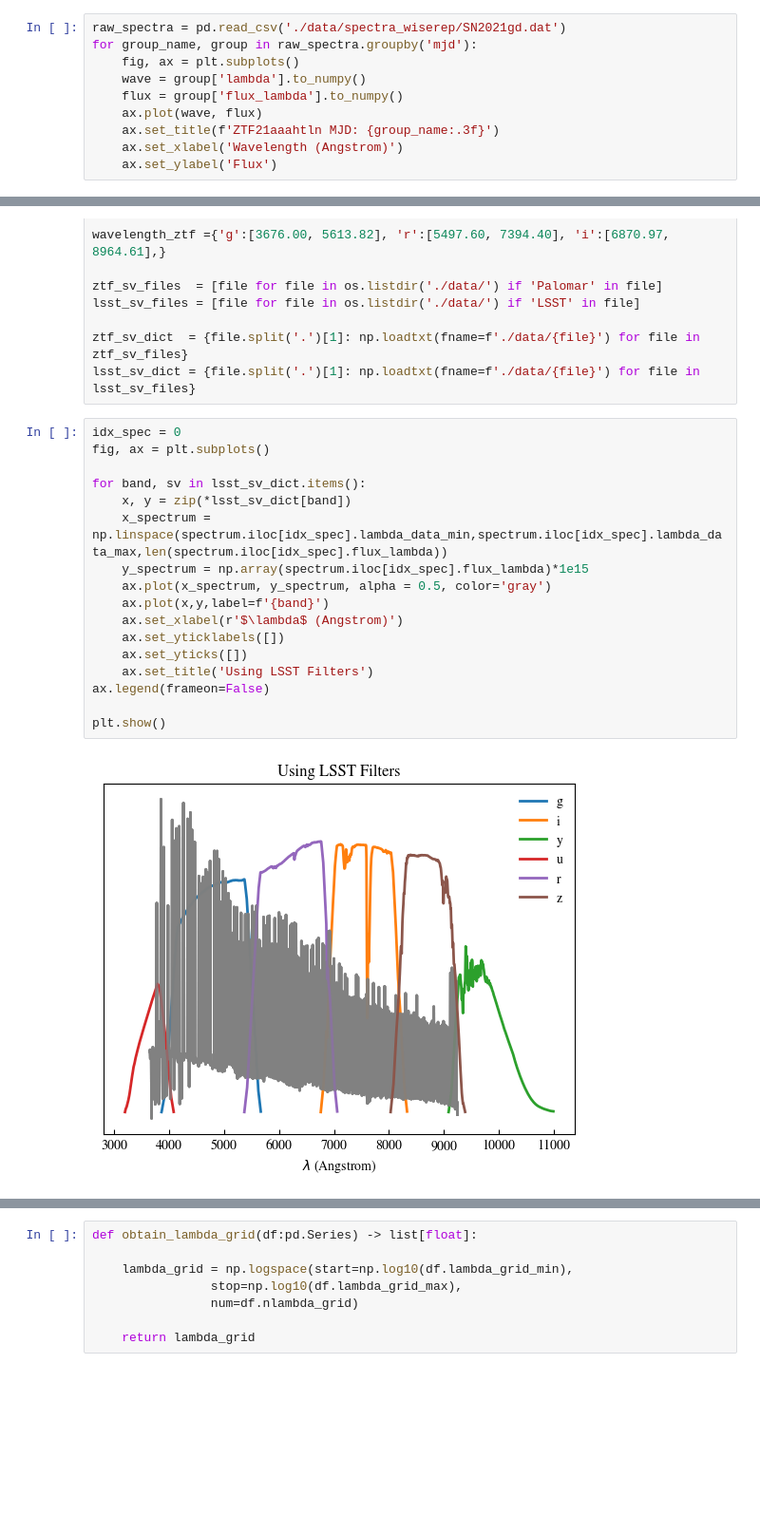
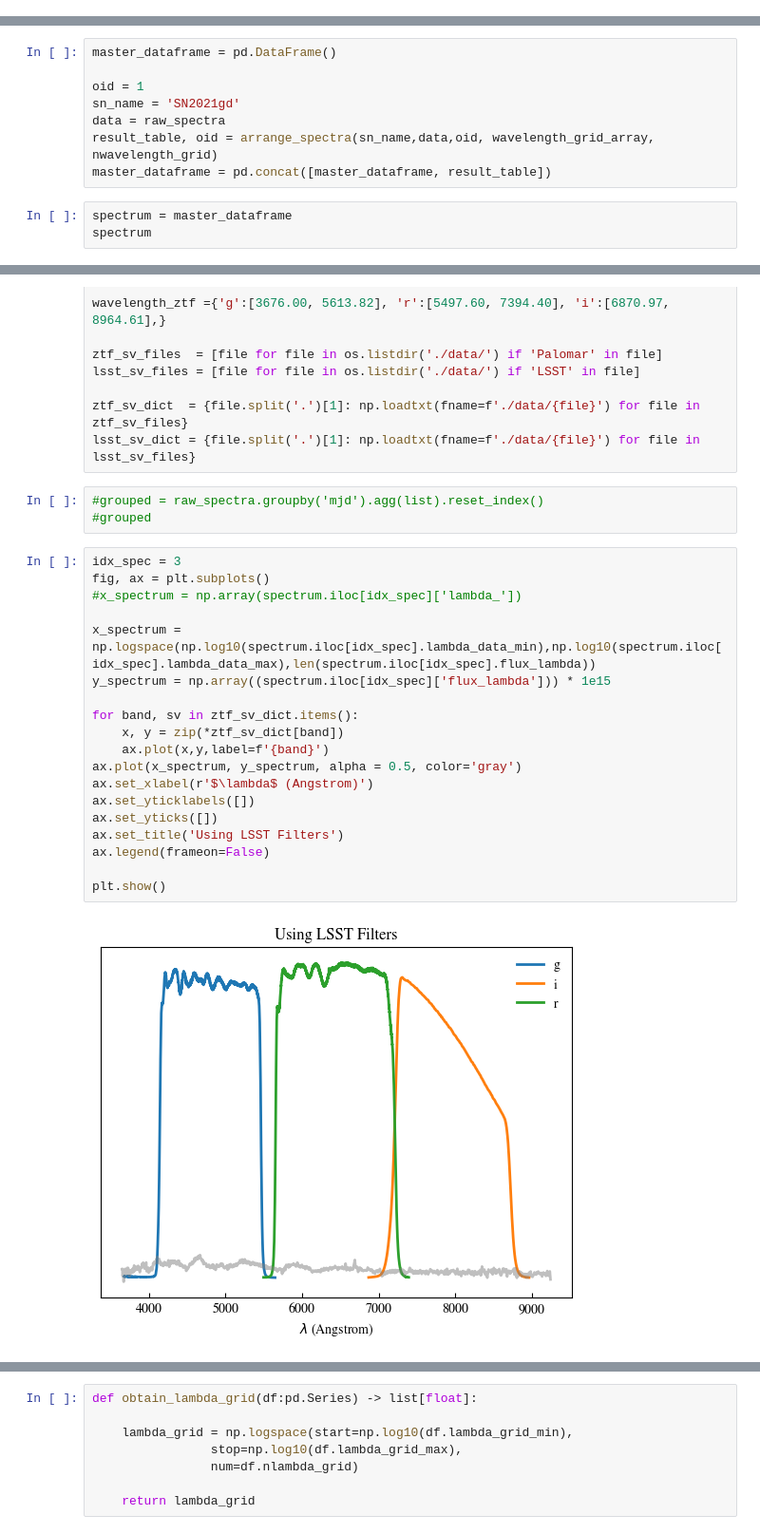
Before and after one commit to jurados/SNeMPhyVAE, a Jupyter notebook: ExamplesLightcurveAndFlux.ipynb, the cells around one changed output, grey strips where cells are left out. Shown: that part at 95% size. Saved outputs shown, nothing was run; the diff lists cells and outputs as text; blank space fills up the shorter version.

Commit message:
solved the problem with the spectra

```diff
--- a/ExamplesLightcurveAndFlux.ipynb
+++ b/ExamplesLightcurveAndFlux.ipynb
@@ -114,10 +59,0 @@ test[130:140]
-# %%
-raw_spectra = pd.read_csv('./data/spectra_wiserep/SN2021gd.dat')
-for group_name, group in raw_spectra.groupby('mjd'):
-    fig, ax = plt.subplots()
-    wave = group['lambda'].to_numpy()
-    flux = group['flux_lambda'].to_numpy()
-    ax.plot(wave, flux)
-    ax.set_title(f'ZTF21aaahtln MJD: {group_name:.3f}')
-    ax.set_xlabel('Wavelength (Angstrom)')
-    ax.set_ylabel('Flux')
@@ -137,0 +235,11 @@ spectrum
+# %%
+master_dataframe = pd.DataFrame()
+
+oid = 1
+sn_name = 'SN2021gd'
+data = raw_spectra
+result_table, oid = arrange_spectra(sn_name,data,oid, wavelength_grid_array, nwavelength_grid)
+master_dataframe = pd.concat([master_dataframe, result_table])
+# %%
+spectrum = master_dataframe
+spectrum
@@ -171,22 +267,27 @@ lsst_sv_files = [file for file in os.listdir('./data/') if 'LSST' in file]
 
 ztf_sv_dict  = {file.split('.')[1]: np.loadtxt(fname=f'./data/{file}') for file in ztf_sv_files}
 lsst_sv_dict = {file.split('.')[1]: np.loadtxt(fname=f'./data/{file}') for file in lsst_sv_files}
+# %%
+#grouped = raw_spectra.groupby('mjd').agg(list).reset_index()
+#grouped
 # %%
-idx_spec = 0
+idx_spec = 3
 fig, ax = plt.subplots()
+#x_spectrum = np.array(spectrum.iloc[idx_spec]['lambda_'])
 
-for band, sv in lsst_sv_dict.items():
-    x, y = zip(*lsst_sv_dict[band])
-    x_spectrum = np.linspace(spectrum.iloc[idx_spec].lambda_data_min,spectrum.iloc[idx_spec].lambda_data_max,len(spectrum.iloc[idx_spec].flux_lambda))
-    y_spectrum = np.array(spectrum.iloc[idx_spec].flux_lambda)*1e15
-    ax.plot(x_spectrum, y_spectrum, alpha = 0.5, color='gray')
+x_spectrum = np.logspace(np.log10(spectrum.iloc[idx_spec].lambda_data_min),np.log10(spectrum.iloc[idx_spec].lambda_data_max),len(spectrum.iloc[idx_spec].flux_lambda))
+y_spectrum = np.array((spectrum.iloc[idx_spec]['flux_lambda'])) * 1e15
+
+for band, sv in ztf_sv_dict.items():
+    x, y = zip(*ztf_sv_dict[band])
     ax.plot(x,y,label=f'{band}')
-    ax.set_xlabel(r'$\lambda$ (Angstrom)')
-    ax.set_yticklabels([])
-    ax.set_yticks([])
-    ax.set_title('Using LSST Filters')
+ax.plot(x_spectrum, y_spectrum, alpha = 0.5, color='gray')
+ax.set_xlabel(r'$\lambda$ (Angstrom)')
+ax.set_yticklabels([])
+ax.set_yticks([])
+ax.set_title('Using LSST Filters')
 ax.legend(frameon=False)
 
 plt.show()
 # %% [output]
-[figure, old version]
+[figure, new version]
```
Also changed, not shown: parts of 28 cells of this notebook, 1 other file.
